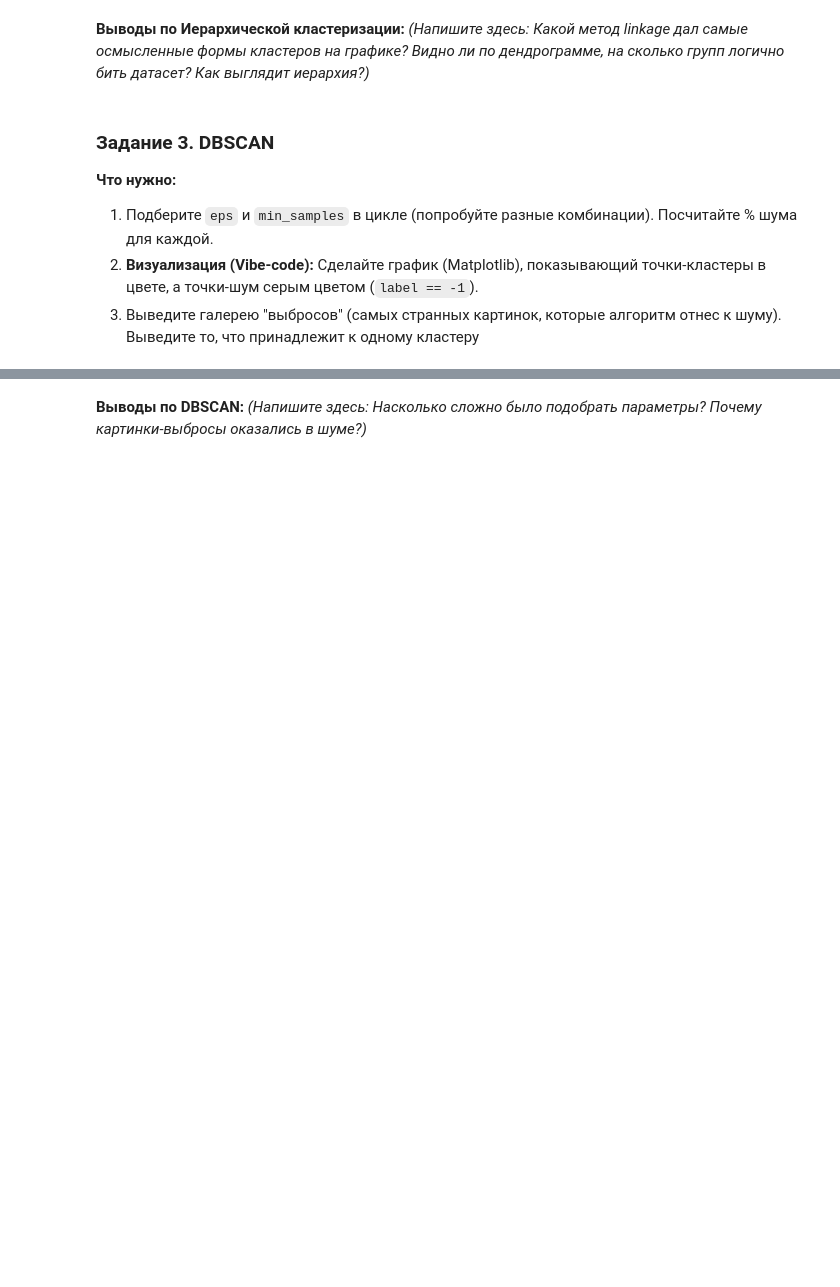
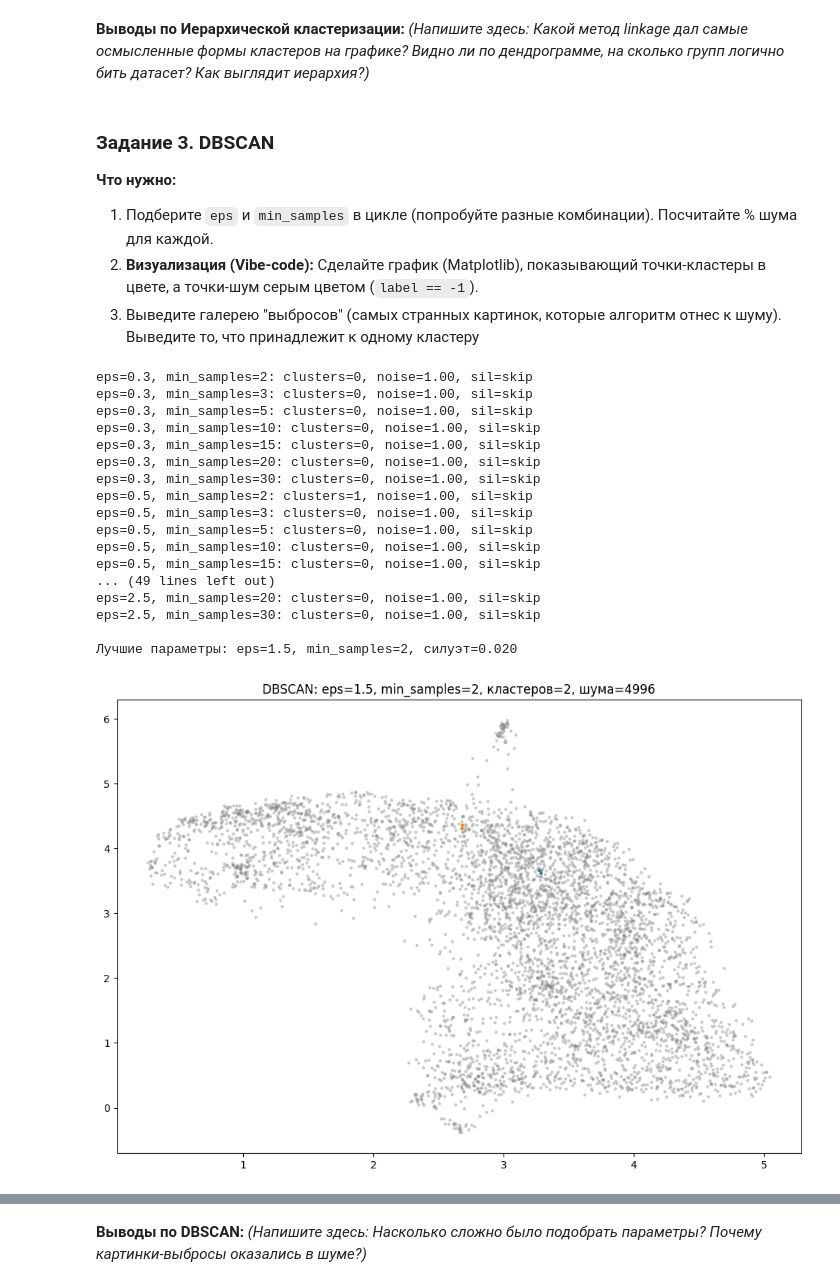
Before and after one commit to mariavyzhletsova-gif/lyceum_saturday10_2025, a Jupyter notebook: hw_clustering.ipynb, the cells around one changed output, grey strips where cells are left out. Drawn from its saved outputs; the diff is of its cells as text; code cells hidden in the pictures; blank space fills up the shorter version.

```diff
--- a/hw_clustering.ipynb
+++ b/hw_clustering.ipynb
@@ -133,0 +242,76 @@ from sklearn.cluster import DBSCAN
+# %%
+from sklearn.cluster import DBSCAN
+
+# ВАШ КОД ЗДЕСЬ:
+
+from sklearn.metrics import silhouette_score
+import matplotlib.pyplot as plt
+import numpy as np
+
+eps_values = [0.3, 0.5, 0.8, 1.0, 1.2, 1.5, 1.8, 2.0, 2.5]
+min_samples_values = [2, 3, 5, 10, 15, 20, 30]
+
+best_labels = None
+best_score = -1
+best_eps = None
+best_ms = None
+
+for eps in eps_values:
+    for ms in min_samples_values:
+        db = DBSCAN(eps=eps, min_samples=ms)
+        labels = db.fit_predict(X)
+        n_clusters = len(set(labels)) - (1 if -1 in labels else 0)
+        n_noise = list(labels).count(-1)
+        noise_ratio = n_noise / len(labels)
+        if n_clusters > 1:
+            sil = silhouette_score(X, labels)
+            print(f"eps={eps}, min_samples={ms}: clusters={n_clusters}, noise={noise_ratio:.2f}, sil={sil:.3f}")
+            if sil > best_score:
+                best_score = sil
+                best_labels = labels
+                best_eps = eps
+                best_ms = ms
+        else:
+            print(f"eps={eps}, min_samples={ms}: clusters={n_clusters}, noise={noise_ratio:.2f}, sil=skip")
+
+if best_labels is not None:
+    print(f"\nЛучшие параметры: eps={best_eps}, min_samples={best_ms}, силуэт={best_score:.3f}")
+    plt.figure(figsize=(12,8))
+    colors = np.array([plt.cm.tab10(l % 10) if l != -1 else [0.5,0.5,0.5,0.3] for l in best_labels])
+    plt.scatter(X_umap[:,0], X_umap[:,1], c=colors, s=5)
+    plt.title(f'DBSCAN: eps={best_eps}, min_samples={best_ms}, кластеров={len(set(best_labels))-1}, шума={list(best_labels).count(-1)}')
+    plt.show()
+
+    noise_idx = np.where(best_labels == -1)[0]
+    if len(noise_idx) > 0:
+        sample_noise = np.random.choice(noise_idx, min(12, len(noise_idx)), replace=False)
+        fig, axes = plt.subplots(3,4, figsize=(12,9))
+        for i, ax in enumerate(axes.flat):
+            if i < len(sample_noise):
+                ax.imshow(dataset[int(sample_noise[i])]['image'])
+                ax.axis('off')
+            else:
+                ax.axis('off')
+        plt.suptitle('Примеры картинок-шума (выбросов)')
+        plt.show()
+else:
+    print("Не найдено комбинаций, дающих больше одного кластера. Попробуйте изменить параметры вручную.")
+# %% [output]
+eps=0.3, min_samples=2: clusters=0, noise=1.00, sil=skip
+eps=0.3, min_samples=3: clusters=0, noise=1.00, sil=skip
+eps=0.3, min_samples=5: clusters=0, noise=1.00, sil=skip
+eps=0.3, min_samples=10: clusters=0, noise=1.00, sil=skip
+eps=0.3, min_samples=15: clusters=0, noise=1.00, sil=skip
+eps=0.3, min_samples=20: clusters=0, noise=1.00, sil=skip
+eps=0.3, min_samples=30: clusters=0, noise=1.00, sil=skip
+eps=0.5, min_samples=2: clusters=1, noise=1.00, sil=skip
+eps=0.5, min_samples=3: clusters=0, noise=1.00, sil=skip
+eps=0.5, min_samples=5: clusters=0, noise=1.00, sil=skip
+eps=0.5, min_samples=10: clusters=0, noise=1.00, sil=skip
+eps=0.5, min_samples=15: clusters=0, noise=1.00, sil=skip
+... (49 lines left out)
+eps=2.5, min_samples=20: clusters=0, noise=1.00, sil=skip
+eps=2.5, min_samples=30: clusters=0, noise=1.00, sil=skip
+
+Лучшие параметры: eps=1.5, min_samples=2, силуэт=0.020
+[figure, added]
```
Also changed, not shown: parts of 12 cells of this notebook.
